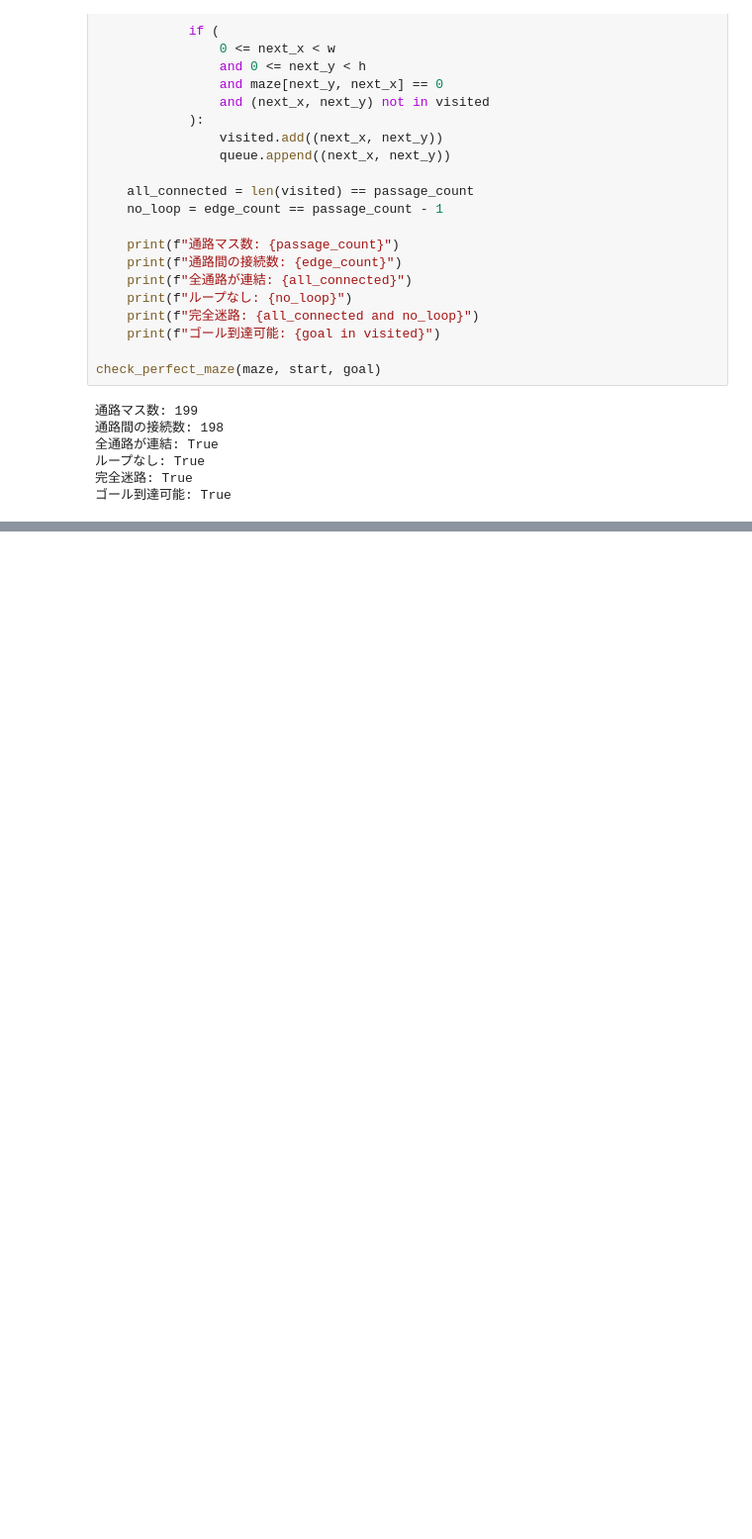
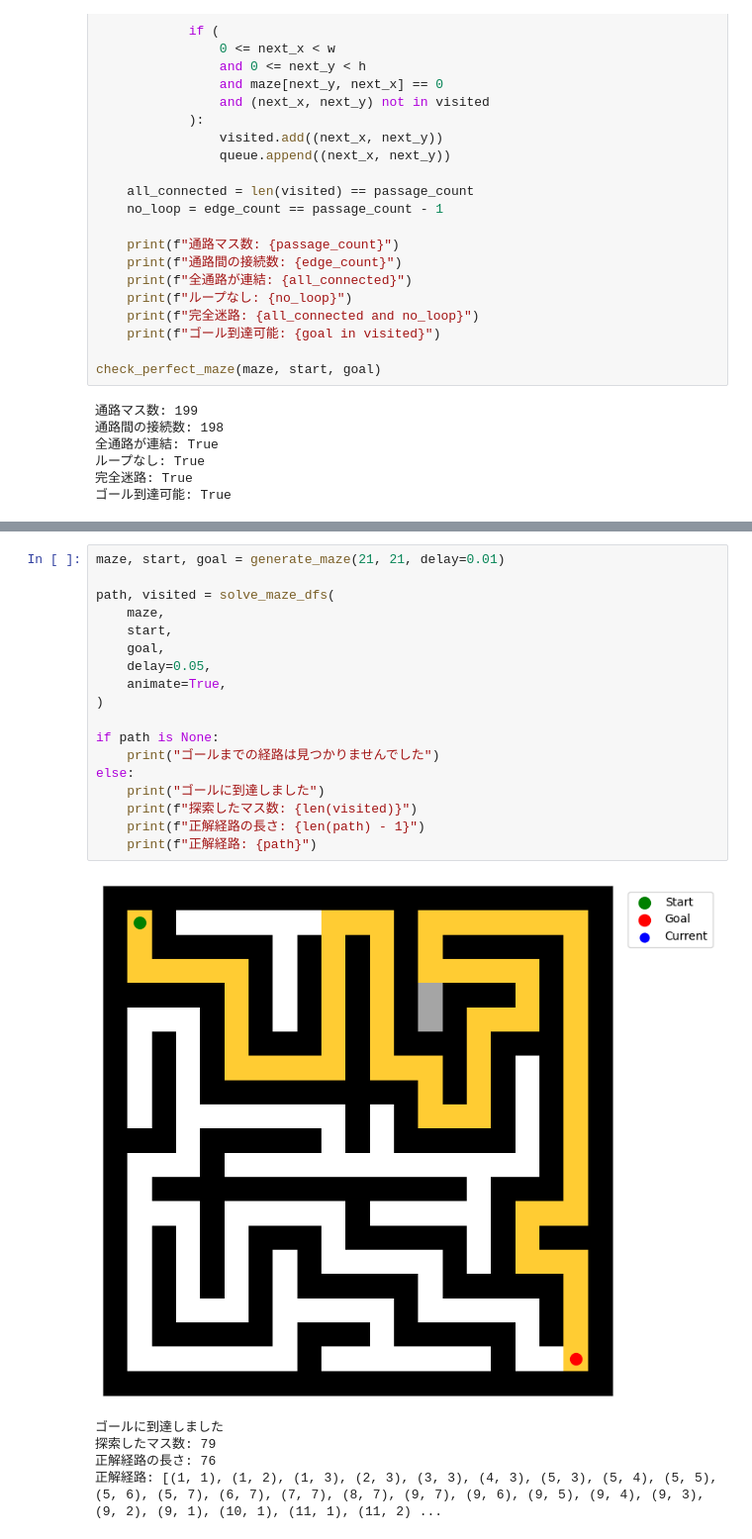
Before and after one commit to 24rb1074-pixel/OPT, a Jupyter notebook: week6/program.ipynb, the cells around one changed output, grey strips where cells are left out. Shown at 99% size. Drawn from its saved outputs; the diff is of its cells as text; blank space fills up the shorter version.

```diff
--- a/week6/program.ipynb
+++ b/week6/program.ipynb
@@ -259,0 +445,24 @@ check_perfect_maze(maze, start, goal)
+# %%
+maze, start, goal = generate_maze(21, 21, delay=0.01)
+
+path, visited = solve_maze_dfs(
+    maze,
+    start,
+    goal,
+    delay=0.05,
+    animate=True,
+)
+
+if path is None:
+    print("ゴールまでの経路は見つかりませんでした")
+else:
+    print("ゴールに到達しました")
+    print(f"探索したマス数: {len(visited)}")
+    print(f"正解経路の長さ: {len(path) - 1}")
+    print(f"正解経路: {path}")
+# %% [output]
+[figure, added]
+ゴールに到達しました
+探索したマス数: 79
+正解経路の長さ: 76
+正解経路: [(1, 1), (1, 2), (1, 3), (2, 3), (3, 3), (4, 3), (5, 3), (5, 4), (5, 5), (5, 6), (5, 7), (6, 7), (7, 7), (8, 7), (9, 7), (9, 6), (9, 5), (9, 4), (9, 3), (9, 2), (9, 1), (10, 1), (11, 1), (11, 2) ...
```
Also changed, not shown: parts of 6 cells of this notebook.
